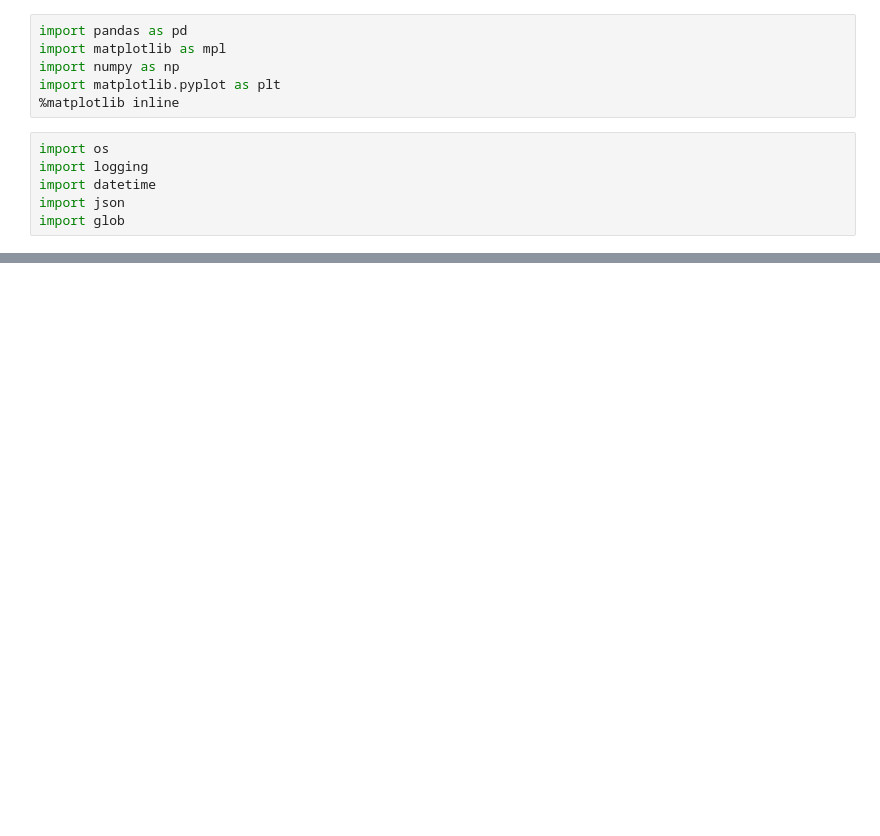
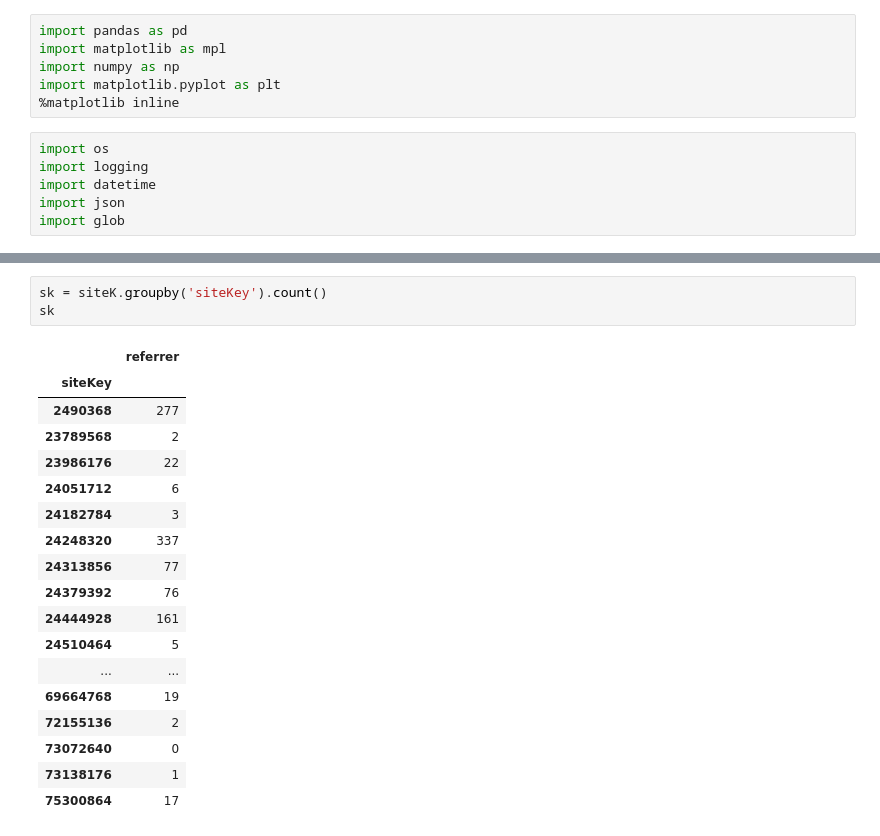
Before and after one commit to DEREJEGETU/24Sports, a Jupyter notebook: 247-test-data.ipynb, the cells around one changed output, grey strips where cells are left out. Cells and saved outputs as stored; diff of their text form; blank space fills up the shorter version.

```diff
--- a/247-test-data.ipynb
+++ b/247-test-data.ipynb
@@ -28,0 +149,22 @@ ValueError: Trailing data
+# %%
+sk = siteK.groupby('siteKey').count()
+sk
+# %% [output]
+|  | referrer |
+| siteKey |  |
+| 2490368 | 277 |
+| 23789568 | 2 |
+| 23986176 | 22 |
+| 24051712 | 6 |
+| 24182784 | 3 |
+| 24248320 | 337 |
+| 24313856 | 77 |
+| 24379392 | 76 |
+| 24444928 | 161 |
+| 24510464 | 5 |
+| ... | ... |
+| 69664768 | 19 |
+| 72155136 | 2 |
+| 73072640 | 0 |
+| 73138176 | 1 |
+| 75300864 | 17 |
```
Also changed, not shown: parts of 15 cells of this notebook.
